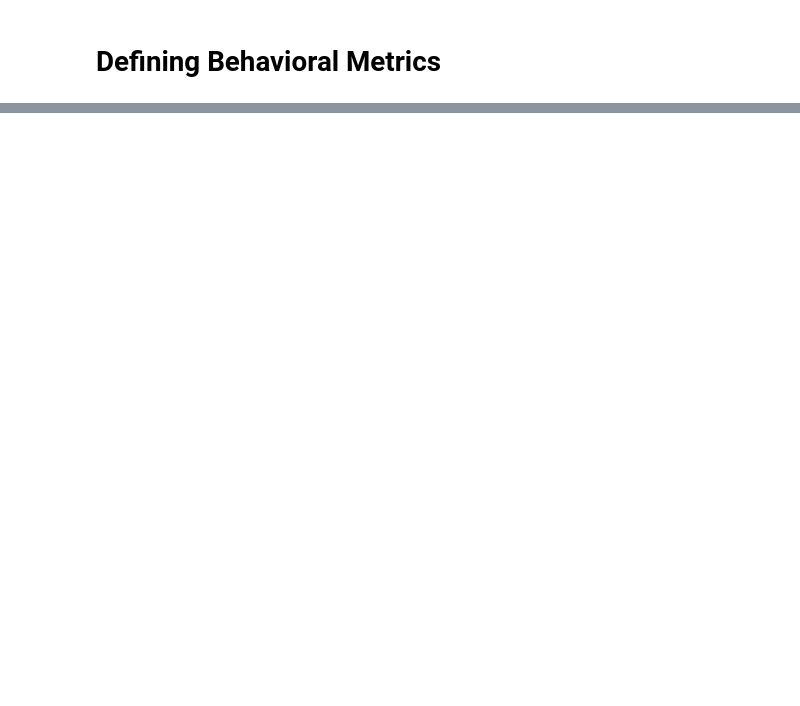
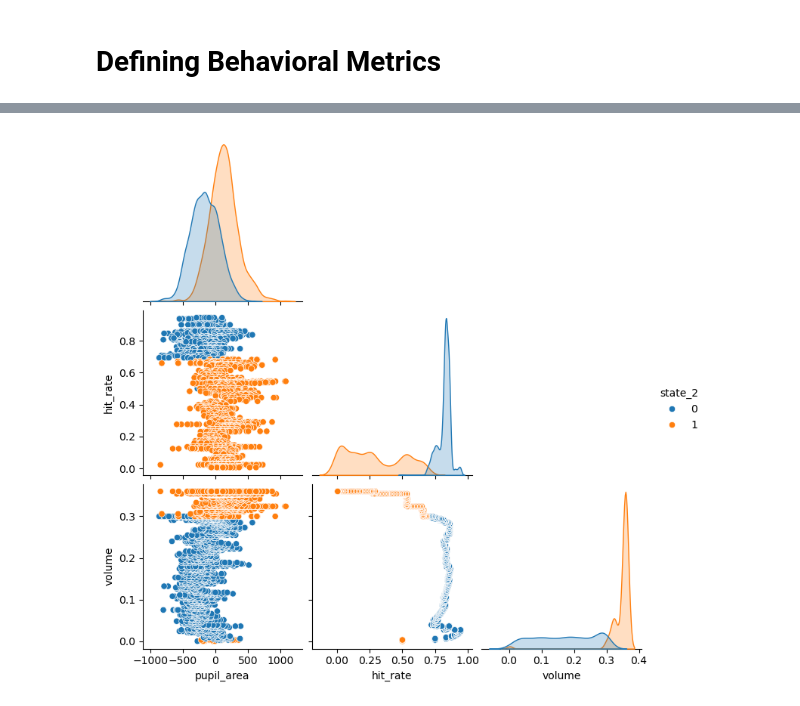
Before and after one commit to Rushil-Chakra/attn_states, a Jupyter notebook: code/behavior_hmm.ipynb, the cells around one changed output, grey strips where cells are left out. Drawn from its saved outputs; the diff is of its cells as text; code cells hidden in the pictures; blank space fills up the shorter version.

```diff
--- a/code/behavior_hmm.ipynb
+++ b/code/behavior_hmm.ipynb
@@ -147,3 +138,22 @@ model.transmat_ = np.array([[0.99, 0.01],
+# %%
+startprob = np.array([1.00, 0.00, 0.00,])
+transmat = np.array([[0.98, 0.01, 0.01],
+                      [0.01, 0.98, 0.01],
+                      [0.01, 0.01, 0.98,],
+                    ])
+covars = np.ones((X.shape[1], X.shape[1])) * 0.5
+model_3 = hmm.GaussianHMM(
+    n_components=3,
+    n_iter=100000,
+    random_state=SEED,
+    init_params="mc",
+    covariance_type="full",
+    startprob_prior=startprob,
+    transmat_prior=transmat,
+    covars_prior=X.cov().values + 500,
+    algorithm="map",
+    implementation="scaling",
+)
 # %%
 X = pd.concat(metrics)
 X_lens = [len(x) for x in metrics]
@@ -173,0 +198,4 @@ sns.scatterplot(
+# %%
+sns.pairplot(m_result[["pupil_area", "hit_rate", "volume", "state_2"]], corner=True, hue="state_2");
+# %% [output]
+[figure, added]
```
Also changed, not shown: parts of 20 cells of this notebook, 1 other file.
